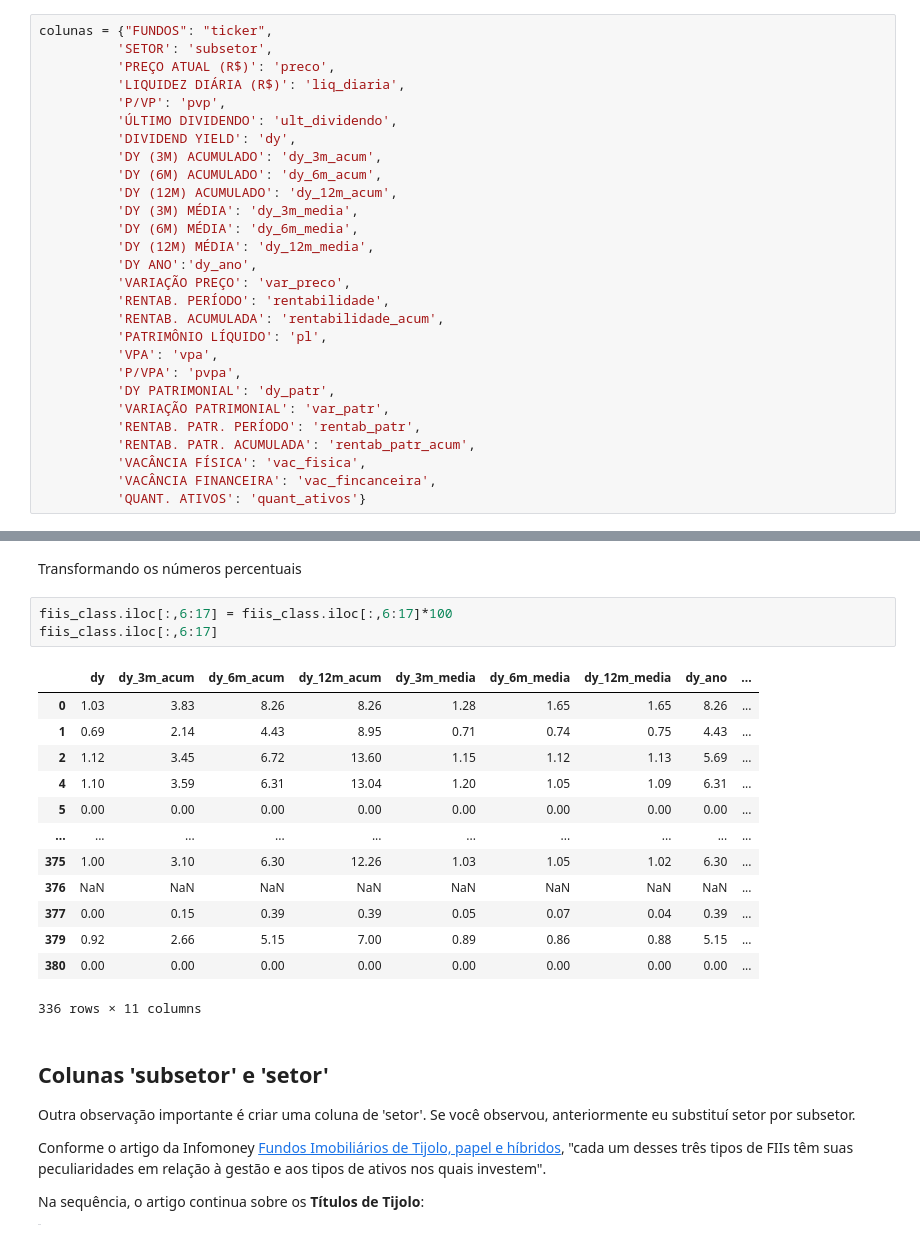
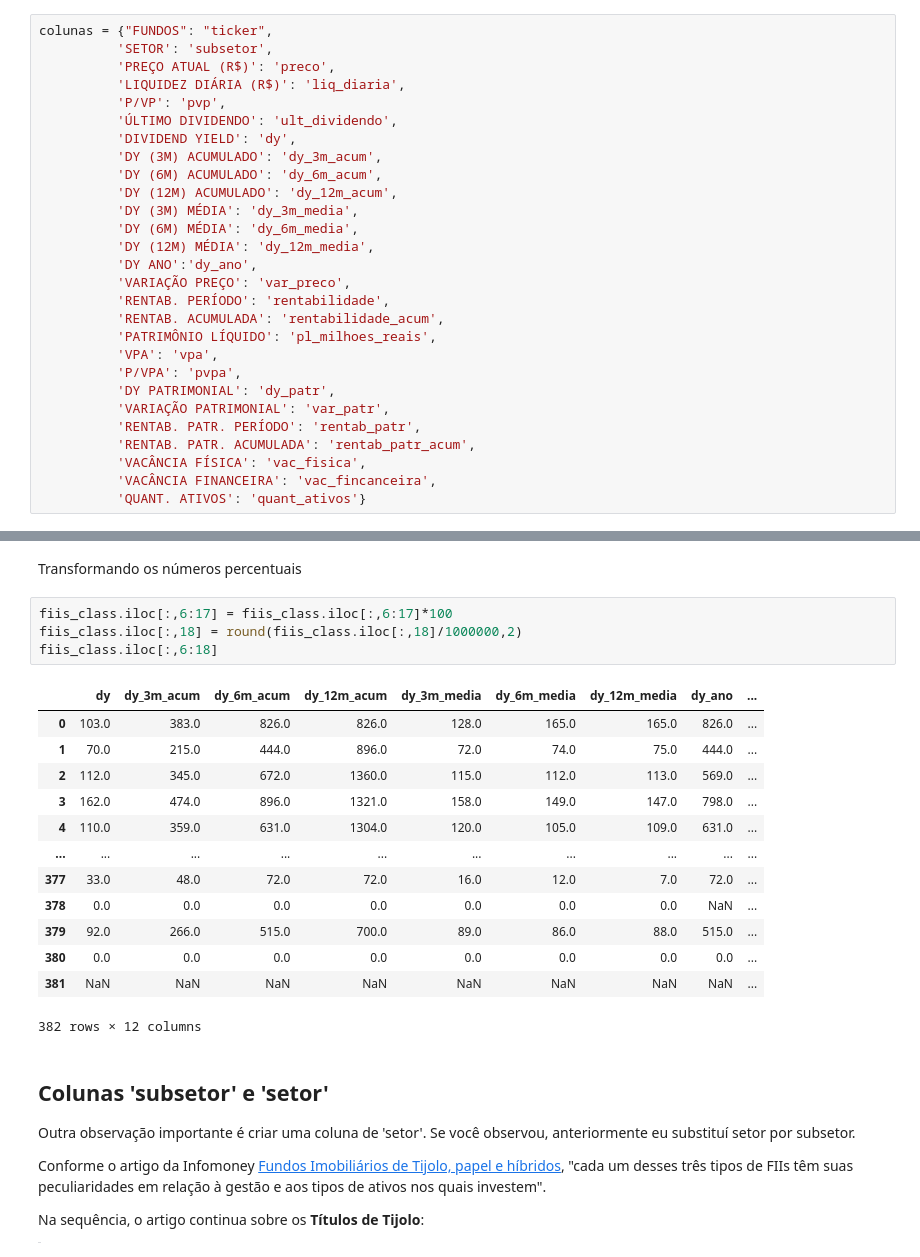
Before and after one commit to Mateus-cpa/analisando_fiis, a Jupyter notebook: analisando-fiis.ipynb, the cells around one changed output, grey strips where cells are left out. Saved outputs shown, nothing was run; the diff lists cells and outputs as text.

```diff
--- a/analisando-fiis.ipynb
+++ b/analisando-fiis.ipynb
@@ -56,7 +73,7 @@ colunas = {"FUNDOS": "ticker",
           'VARIAÇÃO PREÇO': 'var_preco',
           'RENTAB. PERÍODO': 'rentabilidade',
           'RENTAB. ACUMULADA': 'rentabilidade_acum',
-          'PATRIMÔNIO LÍQUIDO': 'pl',
+          'PATRIMÔNIO LÍQUIDO': 'pl_milhoes_reais',
           'VPA': 'vpa',
           'P/VPA': 'pvpa',
           'DY PATRIMONIAL': 'dy_patr',
@@ -81,21 +98,22 @@ fiis_class.head()
 Transformando os números percentuais
 # %%
 fiis_class.iloc[:,6:17] = fiis_class.iloc[:,6:17]*100
-fiis_class.iloc[:,6:17]
+fiis_class.iloc[:,18] = round(fiis_class.iloc[:,18]/1000000,2)
+fiis_class.iloc[:,6:18]
 # %% [output]
 |  | dy | dy_3m_acum | dy_6m_acum | dy_12m_acum | dy_3m_media | dy_6m_media | dy_12m_media | dy_ano | ... |
-| 0 | 1.03 | 3.83 | 8.26 | 8.26 | 1.28 | 1.65 | 1.65 | 8.26 | ... |
-| 1 | 0.69 | 2.14 | 4.43 | 8.95 | 0.71 | 0.74 | 0.75 | 4.43 | ... |
-| 2 | 1.12 | 3.45 | 6.72 | 13.60 | 1.15 | 1.12 | 1.13 | 5.69 | ... |
-| 4 | 1.10 | 3.59 | 6.31 | 13.04 | 1.20 | 1.05 | 1.09 | 6.31 | ... |
-| 5 | 0.00 | 0.00 | 0.00 | 0.00 | 0.00 | 0.00 | 0.00 | 0.00 | ... |
+| 0 | 103.0 | 383.0 | 826.0 | 826.0 | 128.0 | 165.0 | 165.0 | 826.0 | ... |
+| 1 | 70.0 | 215.0 | 444.0 | 896.0 | 72.0 | 74.0 | 75.0 | 444.0 | ... |
+| 2 | 112.0 | 345.0 | 672.0 | 1360.0 | 115.0 | 112.0 | 113.0 | 569.0 | ... |
+| 3 | 162.0 | 474.0 | 896.0 | 1321.0 | 158.0 | 149.0 | 147.0 | 798.0 | ... |
+| 4 | 110.0 | 359.0 | 631.0 | 1304.0 | 120.0 | 105.0 | 109.0 | 631.0 | ... |
 | ... | ... | ... | ... | ... | ... | ... | ... | ... | ... |
-| 375 | 1.00 | 3.10 | 6.30 | 12.26 | 1.03 | 1.05 | 1.02 | 6.30 | ... |
-| 376 | NaN | NaN | NaN | NaN | NaN | NaN | NaN | NaN | ... |
-| 377 | 0.00 | 0.15 | 0.39 | 0.39 | 0.05 | 0.07 | 0.04 | 0.39 | ... |
-| 379 | 0.92 | 2.66 | 5.15 | 7.00 | 0.89 | 0.86 | 0.88 | 5.15 | ... |
-| 380 | 0.00 | 0.00 | 0.00 | 0.00 | 0.00 | 0.00 | 0.00 | 0.00 | ... |
+| 377 | 33.0 | 48.0 | 72.0 | 72.0 | 16.0 | 12.0 | 7.0 | 72.0 | ... |
+| 378 | 0.0 | 0.0 | 0.0 | 0.0 | 0.0 | 0.0 | 0.0 | NaN | ... |
+| 379 | 92.0 | 266.0 | 515.0 | 700.0 | 89.0 | 86.0 | 88.0 | 515.0 | ... |
+| 380 | 0.0 | 0.0 | 0.0 | 0.0 | 0.0 | 0.0 | 0.0 | 0.0 | ... |
+| 381 | NaN | NaN | NaN | NaN | NaN | NaN | NaN | NaN | ... |
-336 rows × 11 columns
+382 rows × 12 columns
 # %% [markdown]
 ## Colunas 'subsetor' e 'setor'
 
```
Also changed, not shown: parts of 16 cells of this notebook.
